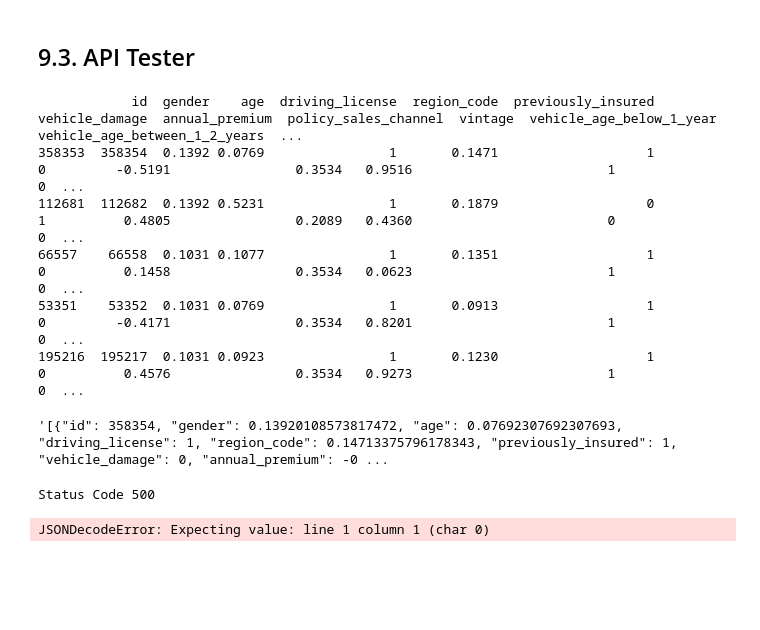
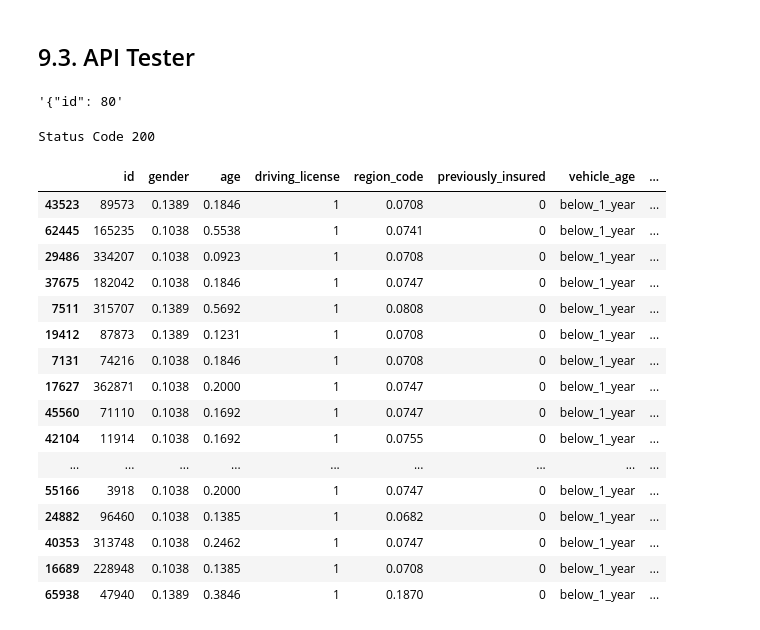
Before and after one commit to m4theus4ndr4de/classification-health-insurance-cross-sell, a Jupyter notebook: notebooks/model-development.ipynb, the cells around one changed output. Saved outputs shown, nothing was run; the diff lists cells and outputs as text; code cells hidden in the pictures; blank space fills up the shorter version.

```diff
--- a/notebooks/model-development.ipynb
+++ b/notebooks/model-development.ipynb
@@ -958,36 +950,14 @@ import requests
 df_test = x_validation
 df_test['response'] = y_validation
 
-df_test = df_test.sample(10)
-print(df_test.head())
+df_test = df_test
 
 # convert dataframe to json
 data = json.dumps(df_test.to_dict(orient='records'))
 
 data
+# %% [output]
+'{"id": 80'
-# %%
-import json
-import requests
-
-# loading test dataset
-df_test = x_validation
-df_test['response'] = y_validation
-
-df_test = df_test.sample(10)
-print(df_test.head())
-
-# convert dataframe to json
-data = json.dumps(df_test.to_dict(orient='records'))
-
-data
-# %% [output]
-            id  gender    age  driving_license  region_code  previously_insured  vehicle_damage  annual_premium  policy_sales_channel  vintage  vehicle_age_below_1_year  vehicle_age_between_1_2_years  ...
-358353  358354  0.1392 0.0769                1       0.1471                   1               0         -0.5191                0.3534   0.9516                         1                              0  ...
-112681  112682  0.1392 0.5231                1       0.1879                   0               1          0.4805                0.2089   0.4360                         0                              0  ...
-66557    66558  0.1031 0.1077                1       0.1351                   1               0          0.1458                0.3534   0.0623                         1                              0  ...
-53351    53352  0.1031 0.0769                1       0.0913                   1               0         -0.4171                0.3534   0.8201                         1                              0  ...
-195216  195217  0.1031 0.0923                1       0.1230                   1               0          0.4576                0.3534   0.9273                         1                              0  ...
-'[{"id": 358354, "gender": 0.13920108573817472, "age": 0.07692307692307693, "driving_license": 1, "region_code": 0.14713375796178343, "previously_insured": 1, "vehicle_damage": 0, "annual_premium": -0 ...
 # %%
 # API Call
 # url = 'http://127.0.0.1:5000/predict'
@@ -997,9 +967,25 @@ header = {'Content-type': 'application/json'}
 r = requests.post(url, data=data, headers=header)
 print('Status Code {}'.format(r.status_code))
 # %% [output]
-Status Code 500
+Status Code 200
 # %%
 d1 = pd.DataFrame(r.json(), columns=r.json()[0].keys())
-d1.sort_values('score', ascending=False).head()
+d1.sort_values('prediction', ascending=False).head(50)
 # %% [output]
-JSONDecodeError: Expecting value: line 1 column 1 (char 0)
+|  | id | gender | age | driving_license | region_code | previously_insured | vehicle_age | ... |
+| 43523 | 89573 | 0.1389 | 0.1846 | 1 | 0.0708 | 0 | below_1_year | ... |
+| 62445 | 165235 | 0.1038 | 0.5538 | 1 | 0.0741 | 0 | below_1_year | ... |
+| 29486 | 334207 | 0.1038 | 0.0923 | 1 | 0.0708 | 0 | below_1_year | ... |
+| 37675 | 182042 | 0.1038 | 0.1846 | 1 | 0.0747 | 0 | below_1_year | ... |
+| 7511 | 315707 | 0.1389 | 0.5692 | 1 | 0.0808 | 0 | below_1_year | ... |
+| 19412 | 87873 | 0.1389 | 0.1231 | 1 | 0.0708 | 0 | below_1_year | ... |
+| 7131 | 74216 | 0.1038 | 0.1846 | 1 | 0.0708 | 0 | below_1_year | ... |
+| 17627 | 362871 | 0.1038 | 0.2000 | 1 | 0.0747 | 0 | below_1_year | ... |
+| 45560 | 71110 | 0.1038 | 0.1692 | 1 | 0.0747 | 0 | below_1_year | ... |
+| 42104 | 11914 | 0.1038 | 0.1692 | 1 | 0.0755 | 0 | below_1_year | ... |
+| ... | ... | ... | ... | ... | ... | ... | ... | ... |
+| 55166 | 3918 | 0.1038 | 0.2000 | 1 | 0.0747 | 0 | below_1_year | ... |
+| 24882 | 96460 | 0.1038 | 0.1385 | 1 | 0.0682 | 0 | below_1_year | ... |
+| 40353 | 313748 | 0.1038 | 0.2462 | 1 | 0.0747 | 0 | below_1_year | ... |
+| 16689 | 228948 | 0.1038 | 0.1385 | 1 | 0.0708 | 0 | below_1_year | ... |
+| 65938 | 47940 | 0.1389 | 0.3846 | 1 | 0.1870 | 0 | below_1_year | ... |
```
Also changed, not shown: parts of 2 cells of this notebook, 8 other files.
